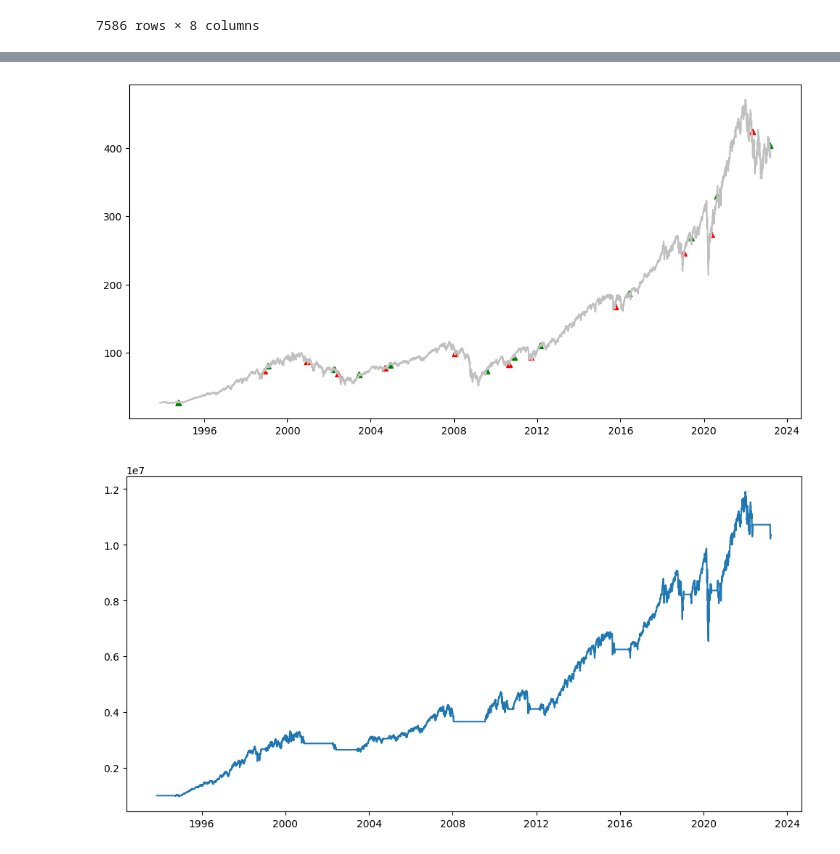
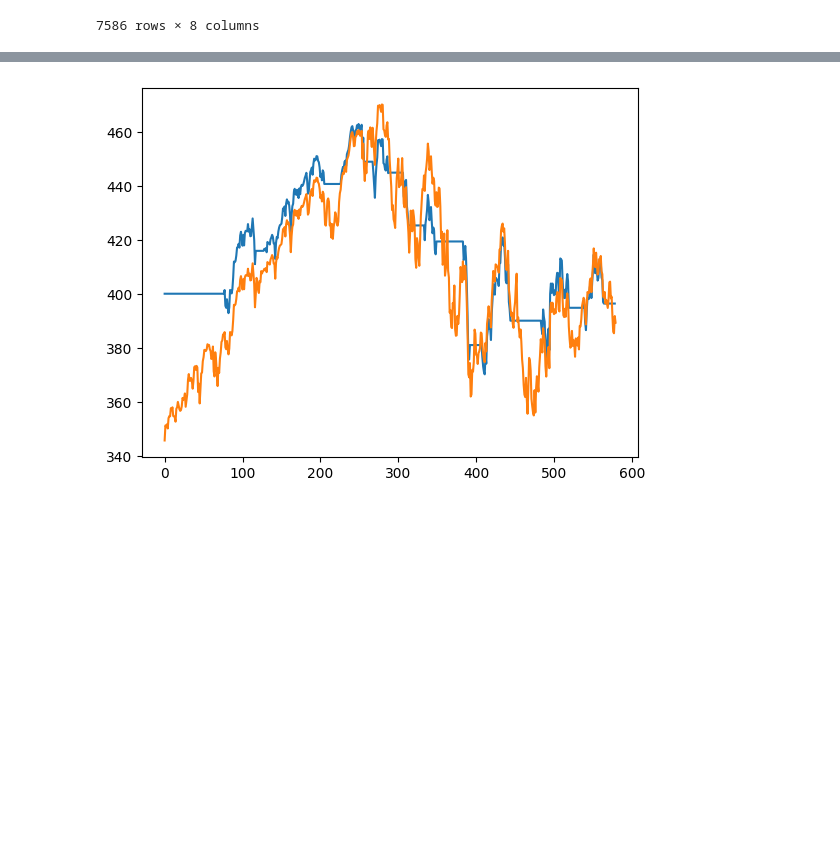
Before and after one commit to ag3nt3154/Quantitative_Finance_Modelling, a Jupyter notebook: testing.ipynb, the cells around one changed output, grey strips where cells are left out. Saved outputs shown, nothing was run; the diff lists cells and outputs as text; code cells hidden in the pictures; blank space fills up the shorter version.

```diff
--- a/testing.ipynb
+++ b/testing.ipynb
@@ -26,25 +27,33 @@ spy_df
 | 7585 | 2023-03-15 | 385.890015 | 389.489990 | 383.709991 | 389.279999 | 389.279999 | 172417900 | SPY |
 7586 rows × 8 columns
 # %%
-def ma_crossover(input_arr, trader_state, **kwargs):
-    '''
-    input_arr = ADJC, S, S+1
-    trader_state = cash, position, position_value, portfolio_value, margin
-    '''
-    buy_threshold = get_attr(kwargs, 'buy_threshold', 0)
-    sell_threshold = get_attr(kwargs, 'sell_threshold', 0)
-    cash, position, _, _, _ = trader_state
-    adjclose, signal, signal_1 = input_arr
+class ma_crossover_policy:
+    def __init__(self):
+        pass
+    def learn(self, timesteps):
+        pass
+    def predict(self, obs, deterministic=False, **kwargs):
+        '''
+        input_arr = ADJC, S, S+1
+        trader_state = cash, position, position_value, portfolio_value, margin
+        '''
+        buy_threshold = get_attr(kwargs, 'buy_threshold', 0)
+        sell_threshold = get_attr(kwargs, 'sell_threshold', 0)
+        cash, position, _, _, _, _ = obs[-6:]
+        adjclose, signal, signal_1 = obs[:3]
 
-    limit_order = np.zeros(2)
-    if  signal > buy_threshold and signal_1 < buy_threshold:
-        limit_order[0] = adjclose
-        limit_order[1] = cash // adjclose
-    elif signal < sell_threshold and signal_1 > sell_threshold:
-        limit_order[0] = adjclose
-        limit_order[1] = -position
+        # print(cash, position)
 
-    return limit_order
+
+        limit_order = np.zeros(2)
+        if  signal > buy_threshold and signal_1 < buy_threshold:
+            limit_order[0] = adjclose
+            limit_order[1] = cash // adjclose
+        elif signal < sell_threshold and signal_1 > sell_threshold:
+            limit_order[0] = adjclose
+            limit_order[1] = -position
+        # print(limit_order)
+        return limit_order, None
 
 def ma_signal(df, **kwargs):
 
@@ -59,12 +68,29 @@ def ma_signal(df, **kwargs):
 
 
 
-df = spy_df.copy()
-# df = df.iloc[-500:]
-ma_strategy = strategy(ma_signal, ma_crossover)
-test = tester(ma_strategy)
-test.generate_signal(data_df=df, **{'short_period': 100, 'long_period': 200})
-test.run_strategy(initial_capital=1e6, **{'buy_threshold': 0, 'sell_threshold': 0, 'strategy_input_features': ['adjclose', 'signal', 'signal+1']})
-test.evaluate_strategy()
-test.plot_results()
+df = spy_df[-600:].copy()
+df = ma_signal(df)
+print(df)
+params = {
+    'initial_capital': 1e6,
+    'input_feature_list': ['adjclose', 'signal', 'signal+1']
+}
+
+# tdf = tdf[['date', 'adjclose', 'signal', 'signal+1']]
+
+
+env = TradingEnv(df, **params)
+
+# model = PPO(policy = "MlpPolicy",env=env, verbose=3, device='cuda')
+# model.learn(total_timesteps=25000)
+
+model = ma_crossover_policy()
+
+obs = env.reset()
+for i in range(600):
+    action, _state = model.predict(obs, deterministic=True)
+    obs, reward, done, info = env.step(action)
+    env.render()
+    if done:
+      obs = env.reset()
 # %% [output]
@@ -72,3 +114,2 @@ test.plot_results()
-[figure, old version]
+[figure, new version]
-[figure, removed]
 # %%
```
Also changed, not shown: parts of 4 cells of this notebook, 1 other file.
